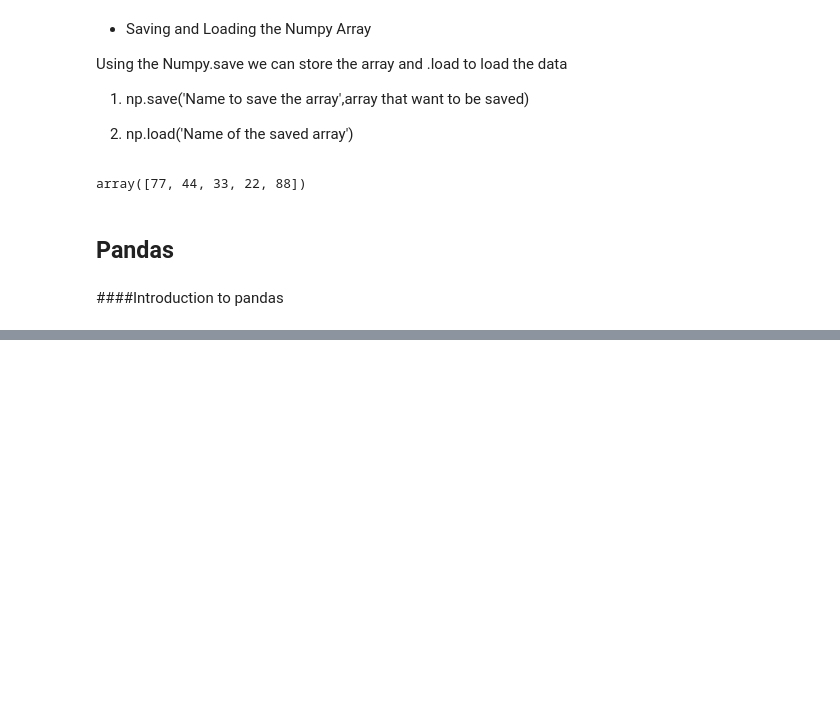
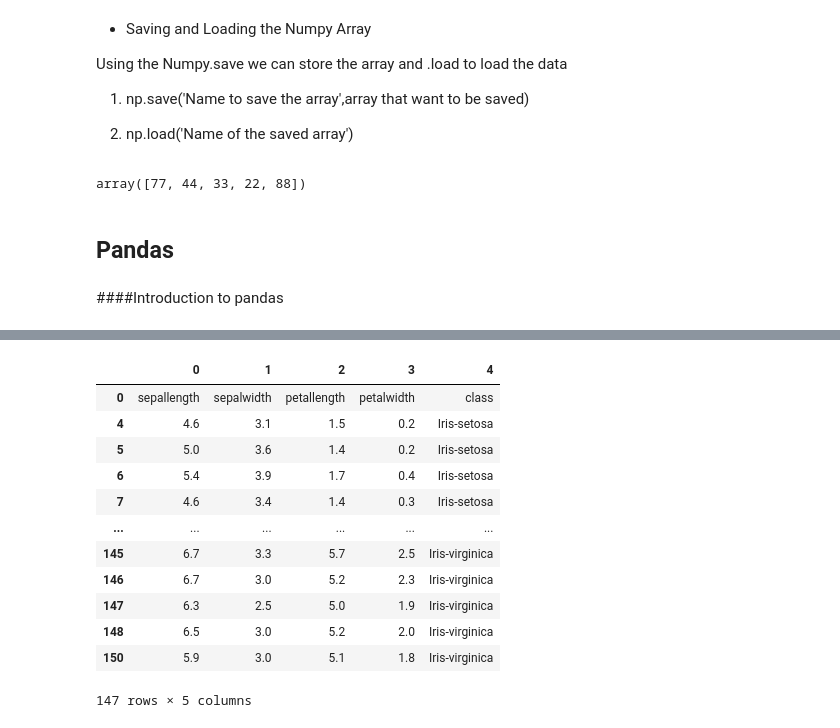
Before and after one commit to DasariRishikesh/Python_with_MachineLearning, a Jupyter notebook: Python_with_machine_learning.ipynb, the cells around one changed output, grey strips where cells are left out. Cells and saved outputs as stored; diff of their text form; code cells hidden in the pictures; blank space fills up the shorter version.

```diff
--- a/Python_with_machine_learning.ipynb
+++ b/Python_with_machine_learning.ipynb
@@ -267,0 +534,16 @@ array([77, 44, 33, 22, 88])
+# %%
+iris.drop([1,2,3,149],axis = 0)
+# %% [output]
+|  | 0 | 1 | 2 | 3 | 4 |
+| 0 | sepallength | sepalwidth | petallength | petalwidth | class |
+| 4 | 4.6 | 3.1 | 1.5 | 0.2 | Iris-setosa |
+| 5 | 5.0 | 3.6 | 1.4 | 0.2 | Iris-setosa |
+| 6 | 5.4 | 3.9 | 1.7 | 0.4 | Iris-setosa |
+| 7 | 4.6 | 3.4 | 1.4 | 0.3 | Iris-setosa |
+| ... | ... | ... | ... | ... | ... |
+| 145 | 6.7 | 3.3 | 5.7 | 2.5 | Iris-virginica |
+| 146 | 6.7 | 3.0 | 5.2 | 2.3 | Iris-virginica |
+| 147 | 6.3 | 2.5 | 5.0 | 1.9 | Iris-virginica |
+| 148 | 6.5 | 3.0 | 5.2 | 2.0 | Iris-virginica |
+| 150 | 5.9 | 3.0 | 5.1 | 1.8 | Iris-virginica |
+147 rows × 5 columns
```
Also changed, not shown: parts of 54 cells of this notebook.
